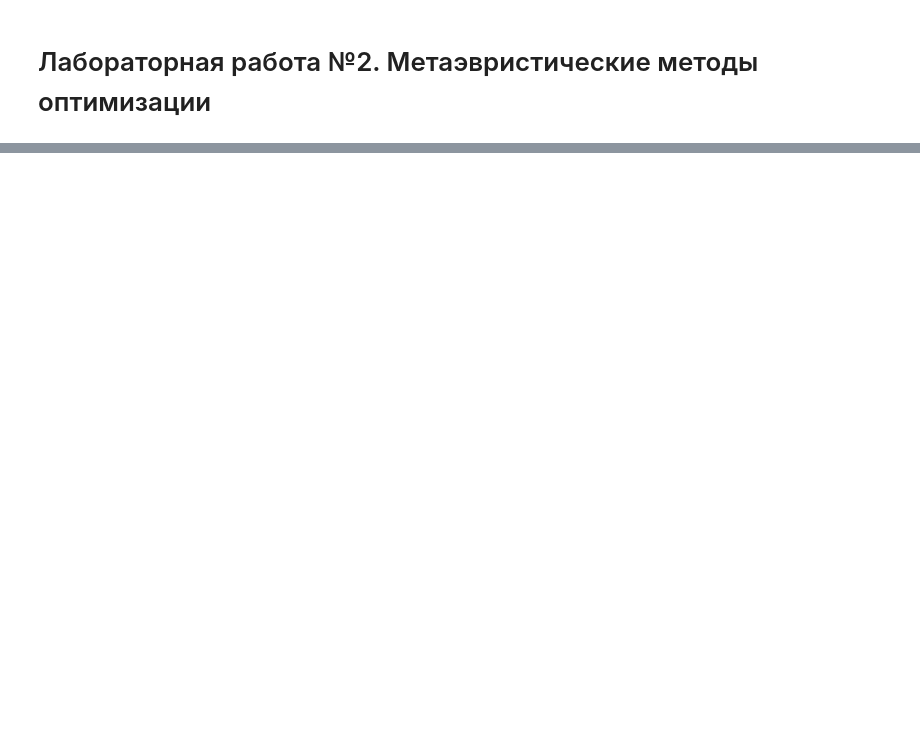
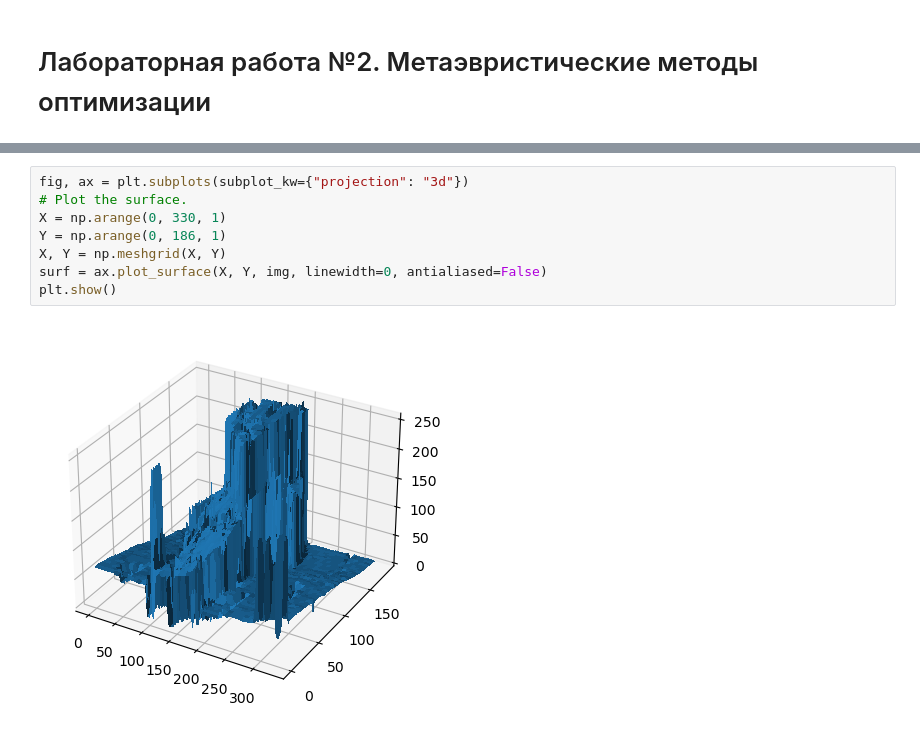
Before and after one commit to tainella/MAI, a Jupyter notebook: magistracy/AI/lab2.ipynb, the cells around one changed output, grey strips where cells are left out. Saved outputs shown, nothing was run; the diff lists cells and outputs as text; blank space fills up the shorter version.

```diff
--- a/magistracy/AI/lab2.ipynb
+++ b/magistracy/AI/lab2.ipynb
@@ -72,0 +88,10 @@ print(prob)
+# %%
+fig, ax = plt.subplots(subplot_kw={"projection": "3d"})
+# Plot the surface.
+X = np.arange(0, 330, 1)
+Y = np.arange(0, 186, 1)
+X, Y = np.meshgrid(X, Y)
+surf = ax.plot_surface(X, Y, img, linewidth=0, antialiased=False)
+plt.show()
+# %% [output]
+[figure, added]
```
Also changed, not shown: parts of 20 cells of this notebook, 1 other file.
